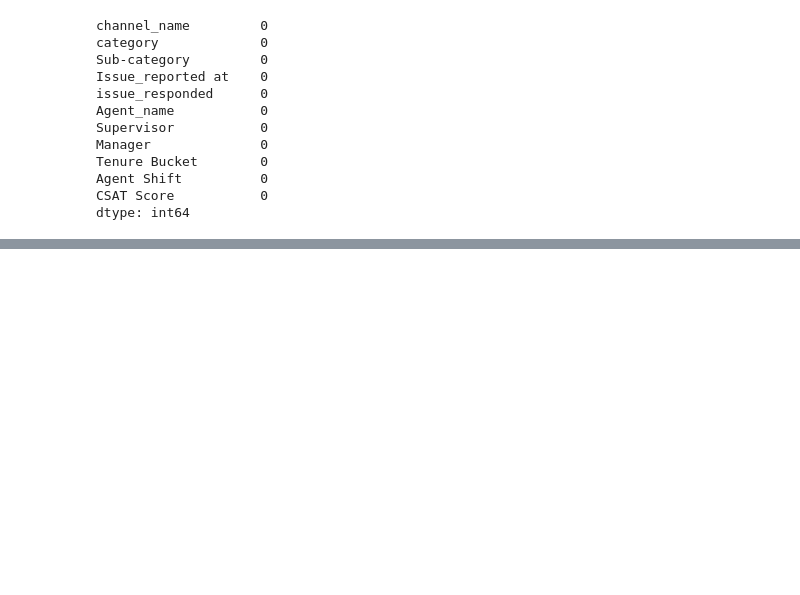
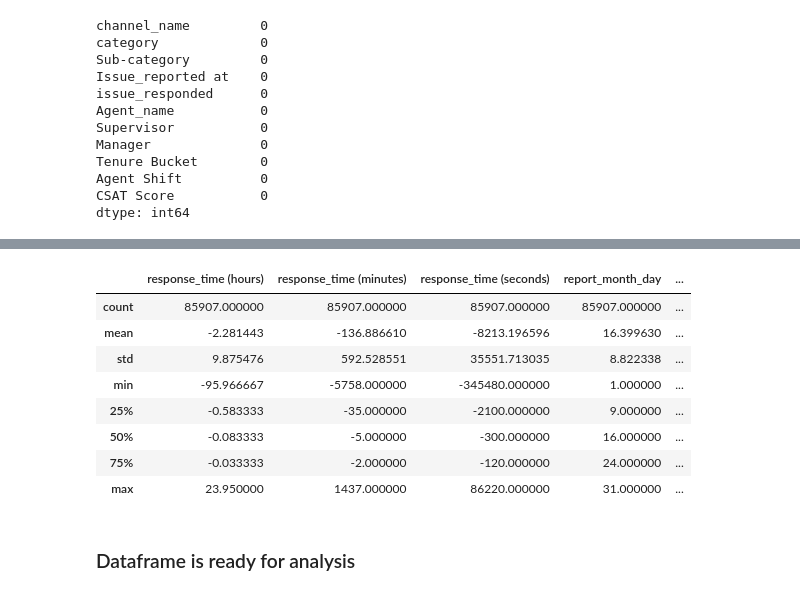
Before and after one commit to Danny-Dalo/Customer-Support-Data, a Jupyter notebook: customer_support.ipynb, the cells around one changed output, grey strips where cells are left out. Saved outputs shown, nothing was run; the diff lists cells and outputs as text; code cells hidden in the pictures; blank space fills up the shorter version.

```diff
--- a/customer_support.ipynb
+++ b/customer_support.ipynb
@@ -144,0 +216,14 @@ df.head()
+# %%
+df.describe()
+# %% [output]
+|  | response_time (hours) | response_time (minutes) | response_time (seconds) | report_month_day | ... |
+| count | 85907.000000 | 85907.000000 | 85907.000000 | 85907.000000 | ... |
+| mean | -2.281443 | -136.886610 | -8213.196596 | 16.399630 | ... |
+| std | 9.875476 | 592.528551 | 35551.713035 | 8.822338 | ... |
+| min | -95.966667 | -5758.000000 | -345480.000000 | 1.000000 | ... |
+| 25% | -0.583333 | -35.000000 | -2100.000000 | 9.000000 | ... |
+| 50% | -0.083333 | -5.000000 | -300.000000 | 16.000000 | ... |
+| 75% | -0.033333 | -2.000000 | -120.000000 | 24.000000 | ... |
+| max | 23.950000 | 1437.000000 | 86220.000000 | 31.000000 | ... |
+# %% [markdown]
+### Dataframe is  ready for analysis
```
Also changed, not shown: parts of 7 cells of this notebook.
